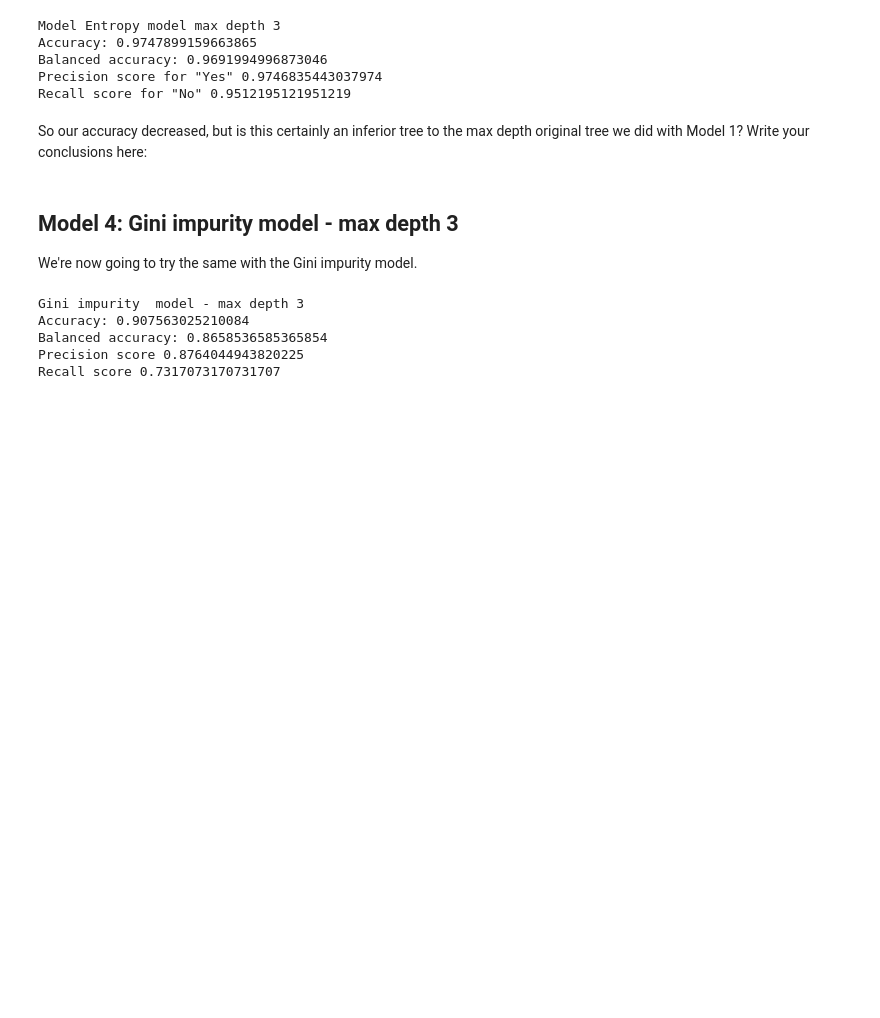
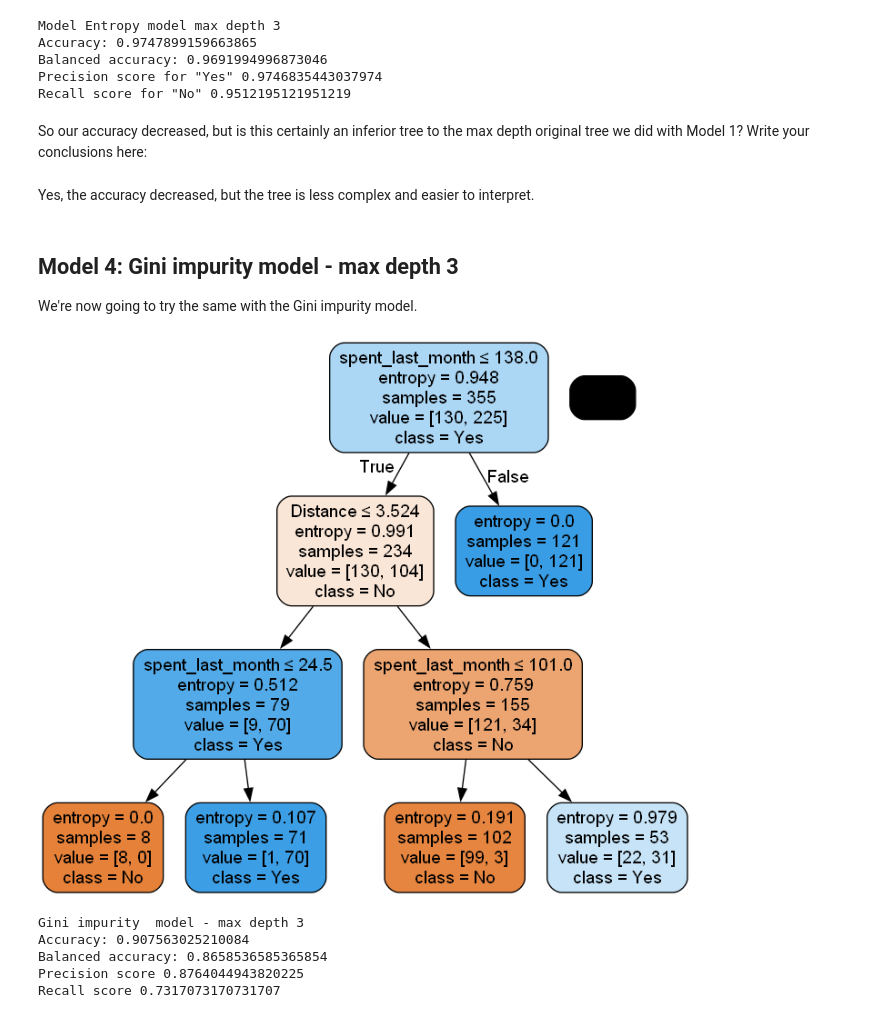
Before and after one commit to Wicks18/Springboard, a Jupyter notebook: Unit 14 - Supervised Learning/14.3 Decision Trees/14.3.5 Case Study - RR Diner Coffee/Springboard Decision Tree Specialty Coffee Case Study - Tier 3.ipynb, the cells around one changed output. Drawn from its saved outputs; the diff is of its cells as text; code cells hidden in the pictures; blank space fills up the shorter version.

```diff
--- a/Unit 14 - Supervised Learning/14.3 Decision Trees/14.3.5 Case Study - RR Diner Coffee/Springboard Decision Tree Specialty Coffee Case Study - Tier 3.ipynb
+++ b/Unit 14 - Supervised Learning/14.3 Decision Trees/14.3.5 Case Study - RR Diner Coffee/Springboard Decision Tree Specialty Coffee Case Study - Tier 3.ipynb
@@ -473,6 +481,8 @@ Precision score for "Yes" 0.9746835443037974
 Recall score for "No" 0.9512195121951219
 # %% [markdown]
 So our accuracy decreased, but is this certainly an inferior tree to the max depth original tree we did with Model 1? Write your conclusions here:
+# %% [markdown]
+Yes, the accuracy decreased, but the tree is less complex and easier to interpret.
 # %% [markdown]
 ## Model 4: Gini impurity  model - max depth 3
 We're now going to try the same with the Gini impurity model.
@@ -485,15 +495,17 @@ gini_model2.fit(X_train, y_train)
 y_pred = gini_model2.predict(X_test)
 y_pred = pd.Series(y_pred)
 # %%
-#dot_data = StringIO()
-#tree.export_graphviz(gini_model2, out_file=dot_data,
-#                filled=True, rounded=True,
-#                special_characters=True, feature_names = X_train.columns, class_names=['No', 'Yes'])
-#
-#
+dot_data = StringIO()
+tree.export_graphviz(gini_model2, out_file=dot_data,
+                filled=True, rounded=True,
+                special_characters=True, feature_names = X_train.columns, class_names=['No', 'Yes'])
+
+
 ## Alternatively for class_names use gini_model2.classes_
-#graph = pydotplus.graph_from_dot_data(dot_data.getvalue())
-#Image(graph.create_png())
+graph = pydotplus.graph_from_dot_data(dot_data.getvalue())
+Image(graph.create_png())
+# %% [output]
+[figure, added]
 # %%
 print("Gini impurity  model - max depth 3")
 print("Accuracy:", metrics.accuracy_score(y_test,y_pred))
```
Also changed, not shown: parts of 13 cells of this notebook.
